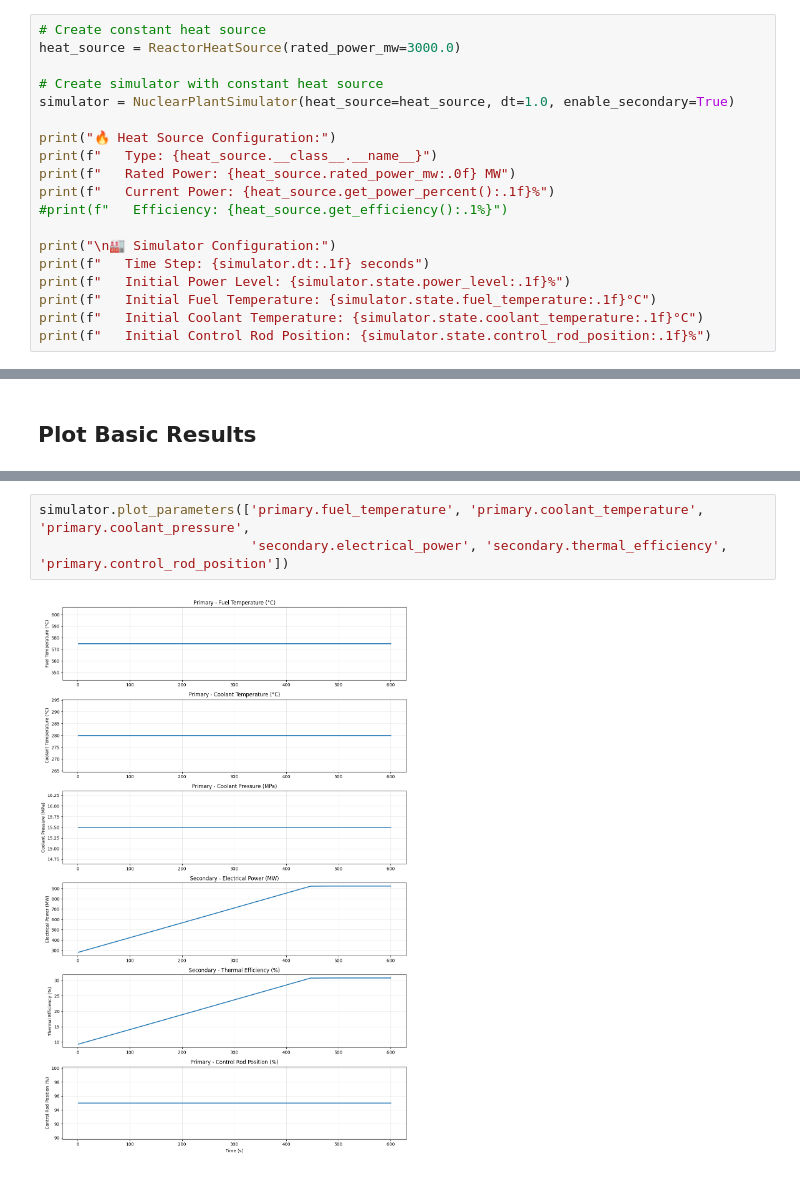
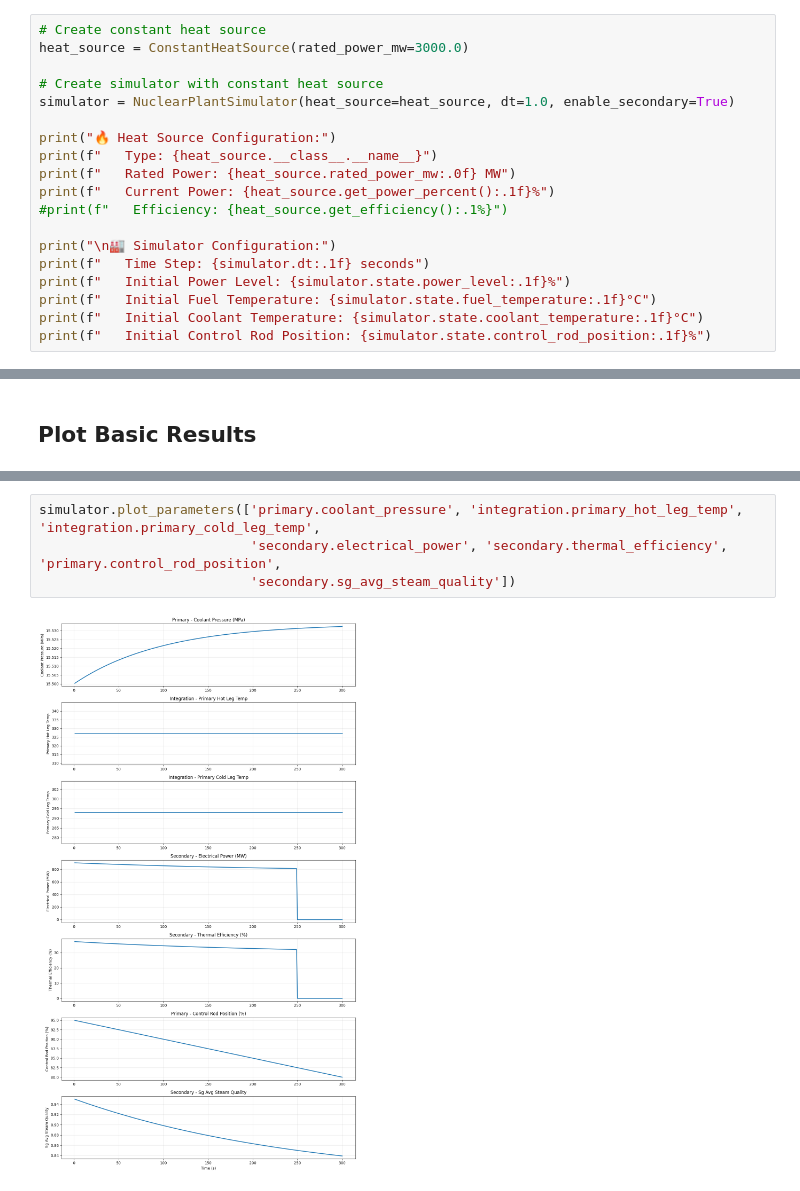
Before and after one commit to NuclearnAI/nuclear-sim, a Jupyter notebook: examples/nuclear_plant_reactor_heat_simulation.ipynb, the cells around one changed output, grey strips where cells are left out. Drawn from its saved outputs; the diff is of its cells as text.

Commit message:
Examples of secondary physics usage

```diff
--- a/examples/nuclear_plant_reactor_heat_simulation.ipynb
+++ b/examples/nuclear_plant_reactor_heat_simulation.ipynb
@@ -54,7 +55,7 @@ print(f"📅 Notebook started at: {datetime.now().strftime('%Y-%m-%d %H:%M:%S')}
 Let's create a nuclear plant simulator using a constant heat source instead of reactor physics.
 # %%
 # Create constant heat source
-heat_source = ReactorHeatSource(rated_power_mw=3000.0)
+heat_source = ConstantHeatSource(rated_power_mw=3000.0)
 
 # Create simulator with constant heat source
 simulator = NuclearPlantSimulator(heat_source=heat_source, dt=1.0, enable_secondary=True)
@@ -233,5 +245,6 @@ plot_simulation_results(basic_data, "Basic Reactor Heat Source Simulation")
 # %%
-simulator.plot_parameters(['primary.fuel_temperature', 'primary.coolant_temperature', 'primary.coolant_pressure',
-                           'secondary.electrical_power', 'secondary.thermal_efficiency', 'primary.control_rod_position'])
+simulator.plot_parameters(['primary.coolant_pressure', 'integration.primary_hot_leg_temp', 'integration.primary_cold_leg_temp',
+                           'secondary.electrical_power', 'secondary.thermal_efficiency', 'primary.control_rod_position',
+                           'secondary.sg_avg_steam_quality'])
 # %% [output]
-[figure, old version]
+[figure, new version]
```
Also changed, not shown: parts of 5 cells of this notebook, 3 other files.
